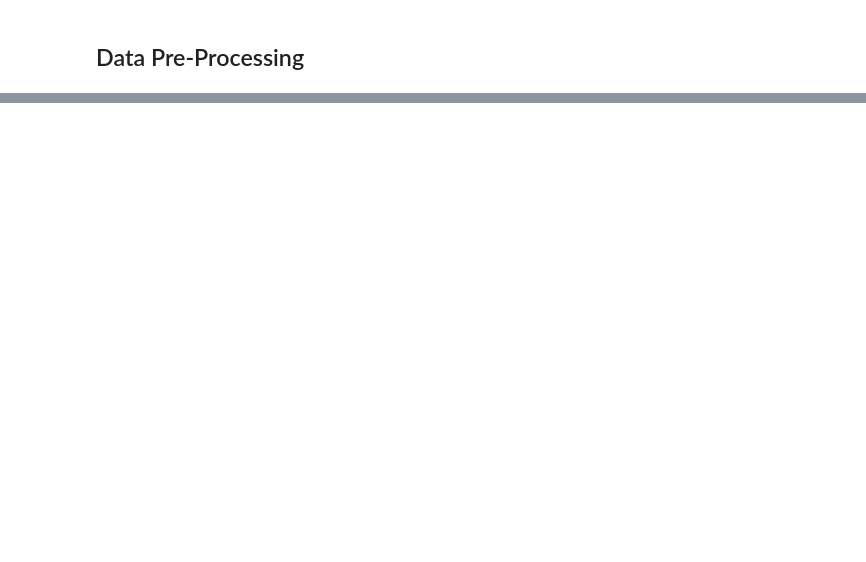
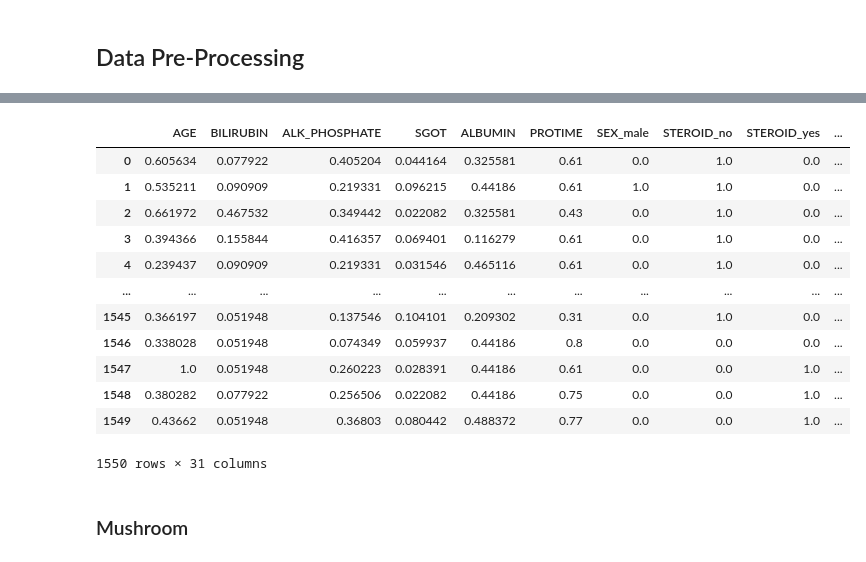
Before and after one commit to ZachParent/mai-intro-to-machine-learning, a Jupyter notebook: work2/preprocess.ipynb, the cells around one changed output, grey strips where cells are left out. Drawn from its saved outputs; the diff is of its cells as text; code cells hidden in the pictures; blank space fills up the shorter version.

```diff
--- a/work2/preprocess.ipynb
+++ b/work2/preprocess.ipynb
@@ -75,0 +137,18 @@ df_combined_hepatitis = load_and_combine_arff_files(hepatitis_dataset_directory)
+# %%
+hepatitis_processed_df
+# %% [output]
+|  | AGE | BILIRUBIN | ALK_PHOSPHATE | SGOT | ALBUMIN | PROTIME | SEX_male | STEROID_no | STEROID_yes | ... |
+| 0 | 0.605634 | 0.077922 | 0.405204 | 0.044164 | 0.325581 | 0.61 | 0.0 | 1.0 | 0.0 | ... |
+| 1 | 0.535211 | 0.090909 | 0.219331 | 0.096215 | 0.44186 | 0.61 | 1.0 | 1.0 | 0.0 | ... |
+| 2 | 0.661972 | 0.467532 | 0.349442 | 0.022082 | 0.325581 | 0.43 | 0.0 | 1.0 | 0.0 | ... |
+| 3 | 0.394366 | 0.155844 | 0.416357 | 0.069401 | 0.116279 | 0.61 | 0.0 | 1.0 | 0.0 | ... |
+| 4 | 0.239437 | 0.090909 | 0.219331 | 0.031546 | 0.465116 | 0.61 | 0.0 | 1.0 | 0.0 | ... |
+| ... | ... | ... | ... | ... | ... | ... | ... | ... | ... | ... |
+| 1545 | 0.366197 | 0.051948 | 0.137546 | 0.104101 | 0.209302 | 0.31 | 0.0 | 1.0 | 0.0 | ... |
+| 1546 | 0.338028 | 0.051948 | 0.074349 | 0.059937 | 0.44186 | 0.8 | 0.0 | 0.0 | 0.0 | ... |
+| 1547 | 1.0 | 0.051948 | 0.260223 | 0.028391 | 0.44186 | 0.61 | 0.0 | 0.0 | 1.0 | ... |
+| 1548 | 0.380282 | 0.077922 | 0.256506 | 0.022082 | 0.44186 | 0.75 | 0.0 | 0.0 | 1.0 | ... |
+| 1549 | 0.43662 | 0.051948 | 0.36803 | 0.080442 | 0.488372 | 0.77 | 0.0 | 0.0 | 1.0 | ... |
+1550 rows × 31 columns
+# %% [markdown]
+### Mushroom
```
Also changed, not shown: parts of 12 cells of this notebook.
